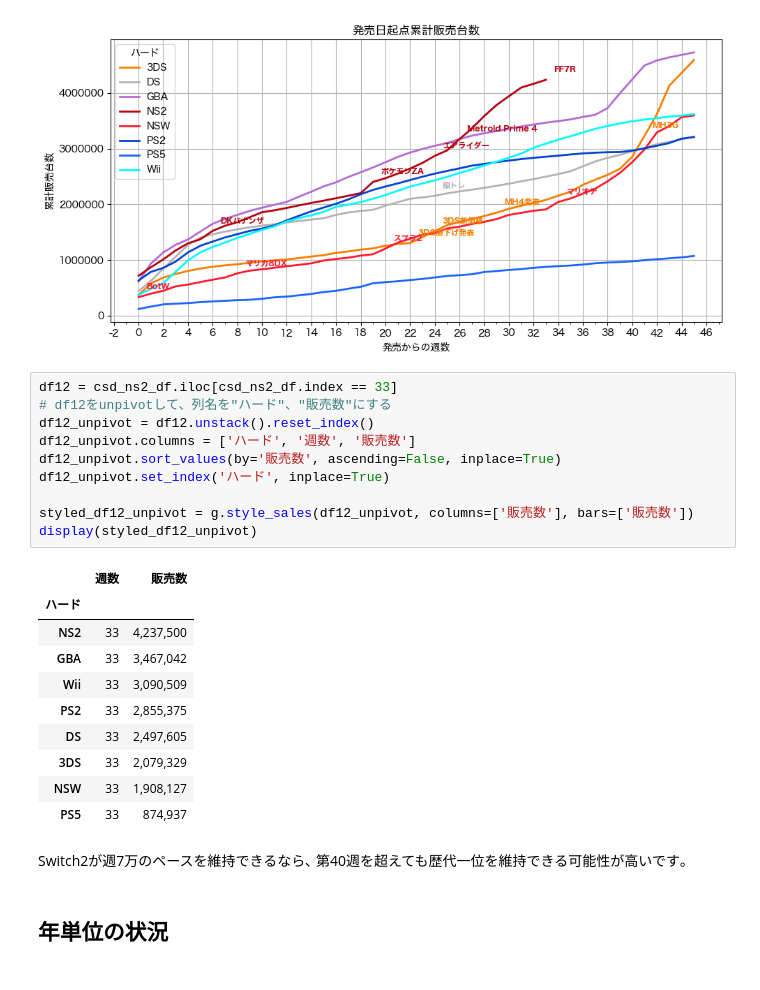
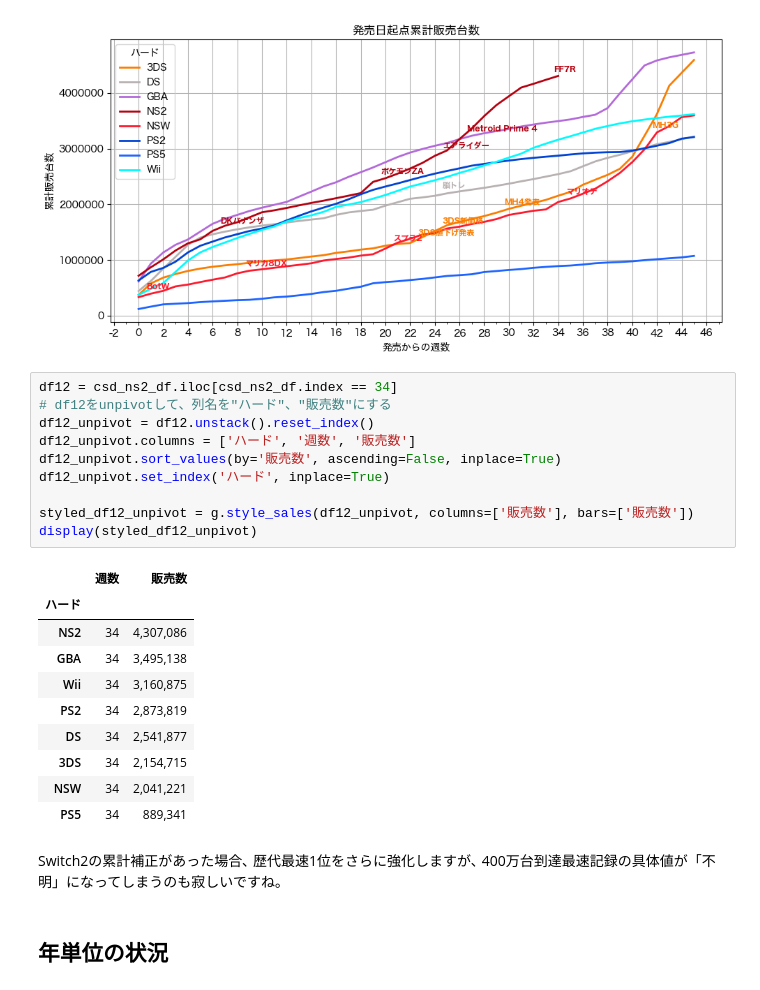
Before and after one commit to hidenden/gamedata, a Jupyter notebook: notebook/report/weekly_report.ipynb, the cells around one changed output. Saved outputs shown, nothing was run; the diff lists cells and outputs as text.

```diff
--- a/notebook/report/weekly_report.ipynb
+++ b/notebook/report/weekly_report.ipynb
@@ -262,29 +259,30 @@ Switch2はPS5に比べると垂直立ち上げと呼べるような立ち上が
 # %% [output]
 [figure]
 # %%
-df12 = csd_ns2_df.iloc[csd_ns2_df.index == 33]
+df12 = csd_ns2_df.iloc[csd_ns2_df.index == 34]
 # df12をunpivotして、列名を"ハード"、"販売数"にする
 df12_unpivot = df12.unstack().reset_index()
 df12_unpivot.columns = ['ハード', '週数', '販売数']
 df12_unpivot.sort_values(by='販売数', ascending=False, inplace=True)
 df12_unpivot.set_index('ハード', inplace=True)
 
 styled_df12_unpivot = g.style_sales(df12_unpivot, columns=['販売数'], bars=['販売数'])
 display(styled_df12_unpivot)
 # %% [output]
 |  | 週数 | 販売数 |
 | ハード |  |  |
-| NS2 | 33 | 4,237,500 |
-| GBA | 33 | 3,467,042 |
-| Wii | 33 | 3,090,509 |
-| PS2 | 33 | 2,855,375 |
-| DS | 33 | 2,497,605 |
-| 3DS | 33 | 2,079,329 |
-| NSW | 33 | 1,908,127 |
-| PS5 | 33 | 874,937 |
+| NS2 | 34 | 4,307,086 |
+| GBA | 34 | 3,495,138 |
+| Wii | 34 | 3,160,875 |
+| PS2 | 34 | 2,873,819 |
+| DS | 34 | 2,541,877 |
+| 3DS | 34 | 2,154,715 |
+| NSW | 34 | 2,041,221 |
+| PS5 | 34 | 889,341 |
 # %% [markdown]
-Switch2が週7万のペースを維持できるなら､
-第40週を超えても歴代一位を維持できる可能性が高いです｡
+Switch2の累計補正があった場合､
+歴代最速1位をさらに強化しますが､
+400万台到達最速記録の具体値が「不明」になってしまうのも寂しいですね｡
 # %% [markdown]
 ## 年単位の状況
 # %%
```
Also changed, not shown: parts of 25 cells of this notebook, 6 other files.
